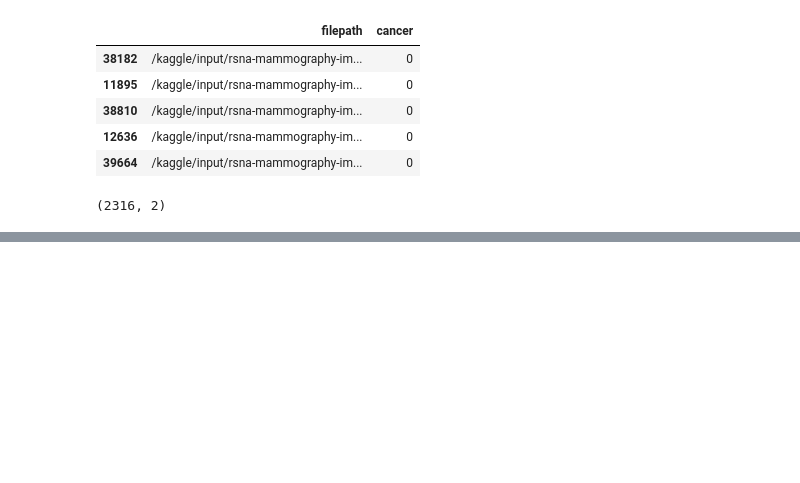
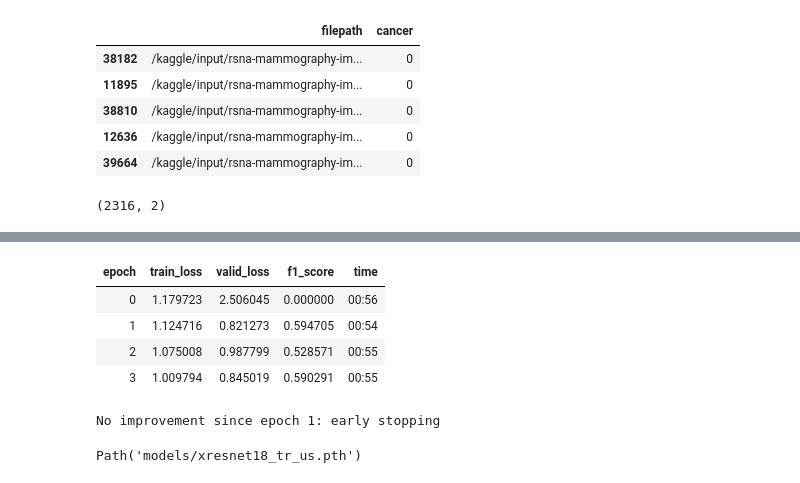
Before and after one commit to taaha/Breast_cancer_detection_from_mamograms, a Jupyter notebook: undersampling-for-data-imbalance.ipynb, the cells around one changed output, grey strips where cells are left out. Drawn from its saved outputs; the diff is of its cells as text; code cells hidden in the pictures; blank space fills up the shorter version.

```diff
--- a/undersampling-for-data-imbalance.ipynb
+++ b/undersampling-for-data-imbalance.ipynb
@@ -124 +136,14 @@ learn = vision_learner(dls, resnet18, pretrained=False, metrics=[f1score])
+# %%
+learn.fit_one_cycle(10, cbs=EarlyStoppingCallback(min_delta=0.1, patience=2))
+# %% [output]
+| epoch | train_loss | valid_loss | f1_score | time |
+| 0 | 1.179723 | 2.506045 | 0.000000 | 00:56 |
+| 1 | 1.124716 | 0.821273 | 0.594705 | 00:54 |
+| 2 | 1.075008 | 0.987799 | 0.528571 | 00:55 |
+| 3 | 1.009794 | 0.845019 | 0.590291 | 00:55 |
+No improvement since epoch 1: early stopping
+# %%
+learn.save('xresnet18_tr_us', with_opt=False)
+# %% [output]
+Path('models/xresnet18_tr_us.pth')
 # %%
```
Also changed, not shown: parts of 21 cells of this notebook.
